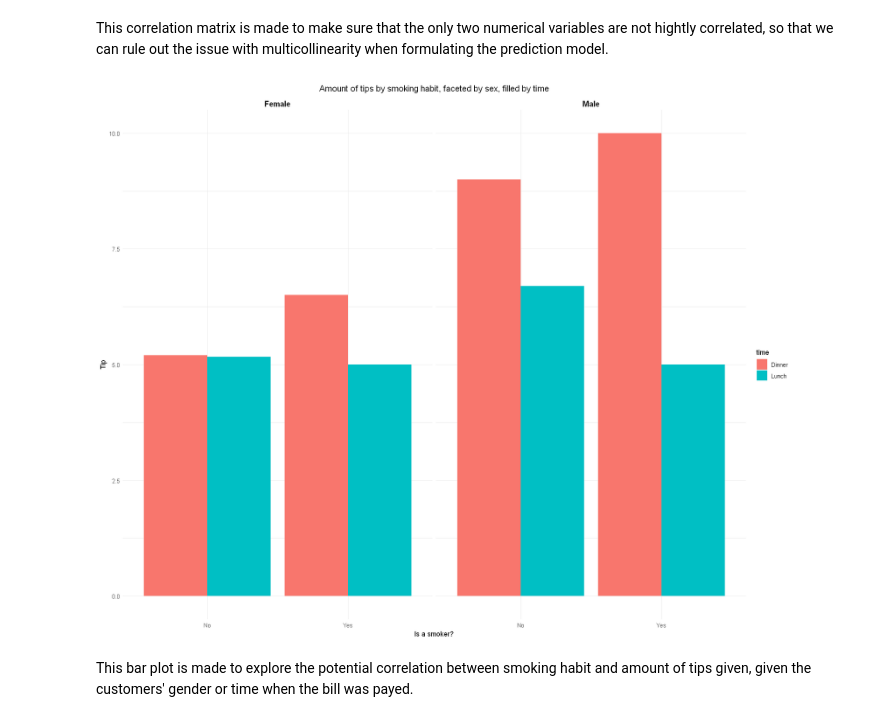
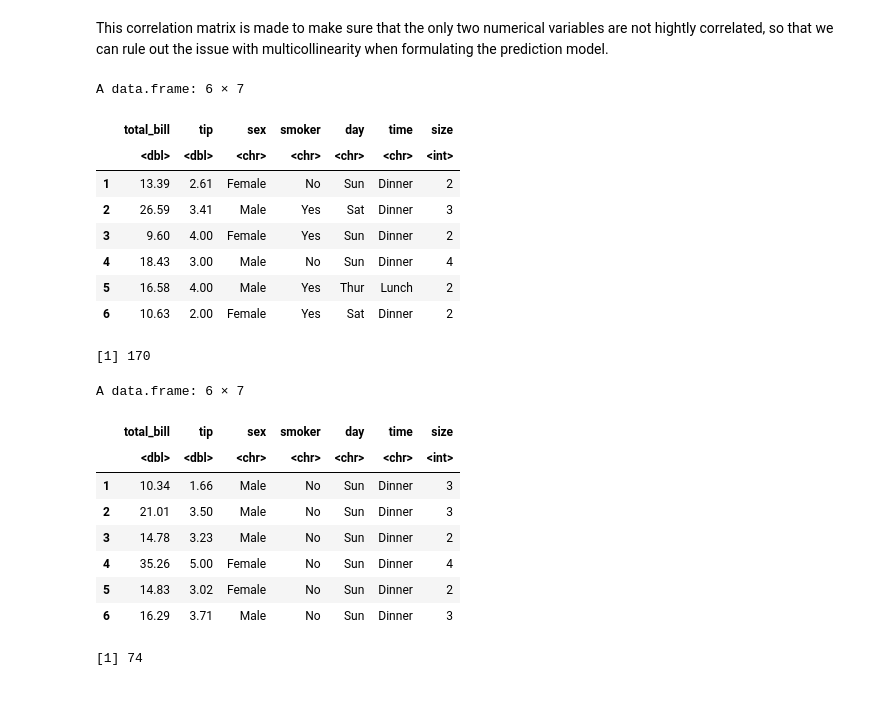
Before and after one commit to JustinTrenchcoat/STAT_301_Personal_Project, a Jupyter notebook: analysis.ipynb, the cells around one changed output. Cells and saved outputs as stored; diff of their text form; code cells hidden in the pictures.

```diff
--- a/analysis.ipynb
+++ b/analysis.ipynb
@@ -89,23 +90,55 @@ plot_corr_matrix_tips
 [figure]
 # %% [markdown]
 This correlation matrix is made to make sure that the only two numerical variables are not hightly correlated, so that we can rule out the issue with multicollinearity when formulating the prediction model.
-# %%
-options(repr.plot.width = 15, repr.plot.height = 12)
-
-ggplot(data_tips, aes(x = smoker, y = tip)) +
-  geom_bar(aes(fill = time), stat = "identity", position = "dodge") +
-  facet_wrap(~ sex) +
-  labs(
-    title = "Amount of tips by smoking habit, faceted by sex, filled by time",
-    x = "Is a smoker?",
-    y = "Tip"
-  ) +
-  theme_minimal() +
-  theme(
-    strip.text = element_text(size = 12, face = "bold"),
-    plot.title = element_text(hjust = 0.5)
-    )
-# %% [output]
-[figure, removed]
-# %% [markdown]
-This bar plot is made to explore the potential correlation between smoking habit and amount of tips given, given the customers' gender or time when the bill was payed.
+# %%
+# data splitting
+set.seed(123) # DO NOT CHANGE!
+
+data_tips <-
+    data_tips %>%
+    mutate(id = row_number())
+
+training_tips <-
+    data_tips %>%
+    slice_sample(prop = 0.7, replace = FALSE)
+
+selection_set_tips <-
+    data_tips %>%
+    anti_join(training_tips, by = "id")
+
+training_tips <-
+    training_tips %>%
+    select(-"id")
+
+selection_set_tips <-
+    selection_set_tips %>%
+    select(-"id")
+
+# your code here
+
+head(training_tips)
+nrow(training_tips)
+
+head(selection_set_tips)
+nrow(selection_set_tips)
+# %% [output]
+A data.frame: 6 × 7
+|  | total_bill | tip | sex | smoker | day | time | size |
+|  | <dbl> | <dbl> | <chr> | <chr> | <chr> | <chr> | <int> |
+| 1 | 13.39 | 2.61 | Female | No | Sun | Dinner | 2 |
+| 2 | 26.59 | 3.41 | Male | Yes | Sat | Dinner | 3 |
+| 3 | 9.60 | 4.00 | Female | Yes | Sun | Dinner | 2 |
+| 4 | 18.43 | 3.00 | Male | No | Sun | Dinner | 4 |
+| 5 | 16.58 | 4.00 | Male | Yes | Thur | Lunch | 2 |
+| 6 | 10.63 | 2.00 | Female | Yes | Sat | Dinner | 2 |
+[1] 170
+A data.frame: 6 × 7
+|  | total_bill | tip | sex | smoker | day | time | size |
+|  | <dbl> | <dbl> | <chr> | <chr> | <chr> | <chr> | <int> |
+| 1 | 10.34 | 1.66 | Male | No | Sun | Dinner | 3 |
+| 2 | 21.01 | 3.50 | Male | No | Sun | Dinner | 3 |
+| 3 | 14.78 | 3.23 | Male | No | Sun | Dinner | 2 |
+| 4 | 35.26 | 5.00 | Female | No | Sun | Dinner | 4 |
+| 5 | 14.83 | 3.02 | Female | No | Sun | Dinner | 2 |
+| 6 | 16.29 | 3.71 | Male | No | Sun | Dinner | 3 |
+[1] 74
```
Also changed, not shown: parts of 4 cells of this notebook.
